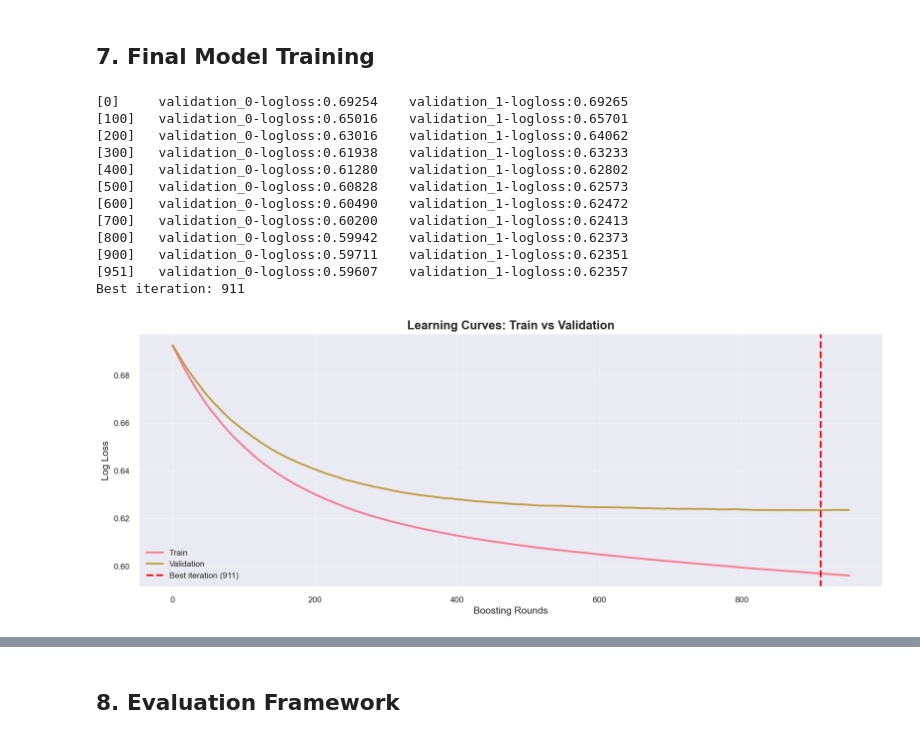
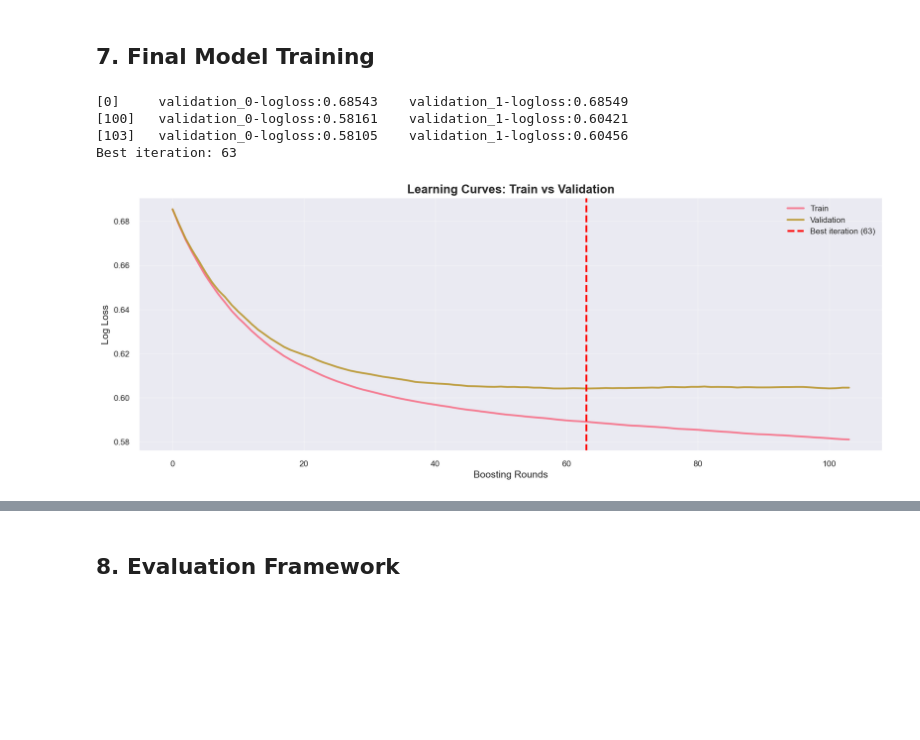
Before and after one commit to iamanish1/nba_beeting_v1, a Jupyter notebook: notebooks/training.ipynb, the cells around one changed output, grey strips where cells are left out. Drawn from its saved outputs; the diff is of its cells as text; code cells hidden in the pictures; blank space fills up the shorter version.

```diff
--- a/notebooks/training.ipynb
+++ b/notebooks/training.ipynb
@@ -126,7 +125,7 @@ NOTE: 58.5% home win rate = realistic NBA baseline. Model must beat this.
 # %%
 # Feature correlation with target
 DROP_COLS = ['game_id', 'game_date', 'season', 'home_team_id', 'away_team_id',
-             'home_win', 'line_movement']
+             'home_win']
 FEATURE_COLS = [c for c in master.columns if c not in DROP_COLS]
 corr_with_target = (
     master[FEATURE_COLS + ['home_win']]
@@ -411,51 +433,42 @@ Fitting 5 folds for each of 100 candidates, totalling 500 fits
 ## 7. Final Model Training
 # %%
 # Train final model with best params + early stopping
-best_params = random_search.best_params_.copy()
-# Override n_estimators with a high ceiling and let early stopping find optimum
-best_params['n_estimators'] = 2000
+# best_params is already defined in the cell above with n_estimators=1000.
+# early_stopping_rounds=40 will automatically find the true optimal iteration.
 final_model = xgb.XGBClassifier(
     **best_params,
     scale_pos_weight      = SPW,   # corrects 1.43:1 home/away imbalance
     eval_metric           = 'logloss',
     early_stopping_rounds = 40,
     random_state          = 42,
     n_jobs                = -1,
 )
 final_model.fit(
     X_train, y_train,
     eval_set=[(X_train, y_train), (X_valid, y_valid)],
     verbose=100,
 )
 print(f'Best iteration: {final_model.best_iteration}')
 # Learning curves
 results = final_model.evals_result()
 fig, ax = plt.subplots(figsize=(15, 6))
 ax.plot(results['validation_0']['logloss'], label='Train', alpha=0.9)
 ax.plot(results['validation_1']['logloss'], label='Validation', alpha=0.9)
 ax.axvline(final_model.best_iteration, color='red', linestyle='--',
            label=f'Best iteration ({final_model.best_iteration})')
 ax.set_xlabel('Boosting Rounds')
 ax.set_ylabel('Log Loss')
 ax.set_title('Learning Curves: Train vs Validation')
 ax.grid(True, alpha=0.25)
 ax.legend(loc='best')
 fig.tight_layout()
 plt.show()
 # %% [output]
-[0]     validation_0-logloss:0.69254    validation_1-logloss:0.69265
-[100]   validation_0-logloss:0.65016    validation_1-logloss:0.65701
-[200]   validation_0-logloss:0.63016    validation_1-logloss:0.64062
-[300]   validation_0-logloss:0.61938    validation_1-logloss:0.63233
-[400]   validation_0-logloss:0.61280    validation_1-logloss:0.62802
-[500]   validation_0-logloss:0.60828    validation_1-logloss:0.62573
-[600]   validation_0-logloss:0.60490    validation_1-logloss:0.62472
-[700]   validation_0-logloss:0.60200    validation_1-logloss:0.62413
-[800]   validation_0-logloss:0.59942    validation_1-logloss:0.62373
-[900]   validation_0-logloss:0.59711    validation_1-logloss:0.62351
-[951]   validation_0-logloss:0.59607    validation_1-logloss:0.62357
-Best iteration: 911
+[0]     validation_0-logloss:0.68543    validation_1-logloss:0.68549
+[100]   validation_0-logloss:0.58161    validation_1-logloss:0.60421
+[103]   validation_0-logloss:0.58105    validation_1-logloss:0.60456
+Best iteration: 63
-[figure, old version]
+[figure, new version]
 # %%
 # ── Phase 1: Threshold Sweep on Validation Set ───────────────────────────────
 # Find optimal decision threshold using validation set ONLY.
```
Also changed, not shown: parts of 17 cells of this notebook, 12 other files.
